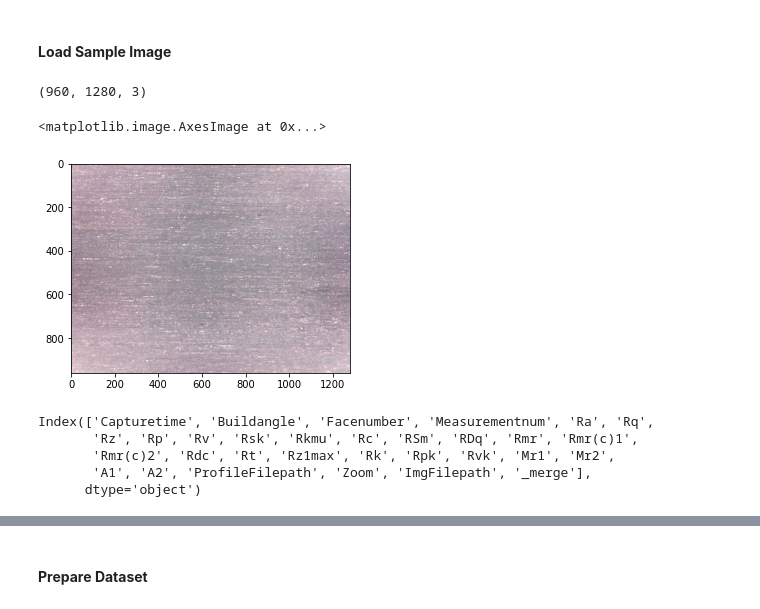
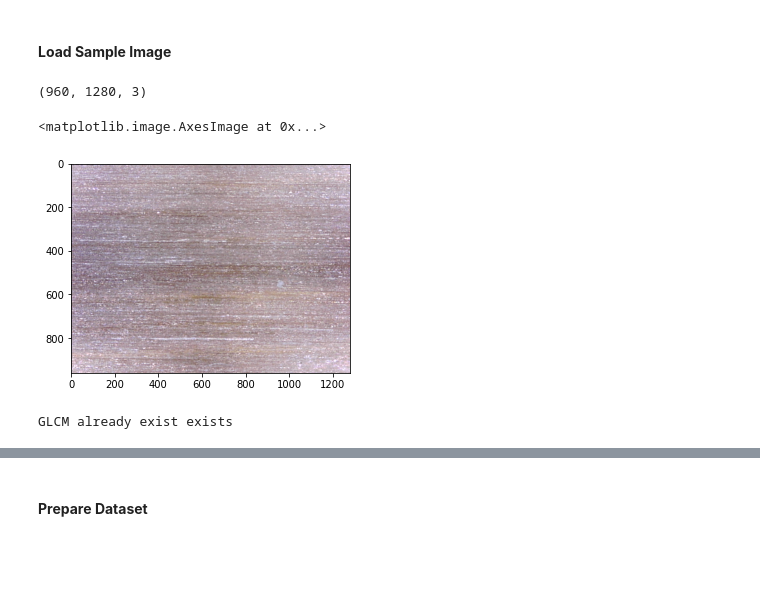
Before and after one commit to ormorteey/STA-260-Project, a Jupyter notebook: STA_260_EDA.ipynb, the cells around one changed output, grey strips where cells are left out. Cells and saved outputs as stored; diff of their text form; code cells hidden in the pictures; blank space fills up the shorter version.

```diff
--- a/STA_260_EDA.ipynb
+++ b/STA_260_EDA.ipynb
@@ -359,46 +364,40 @@ from cv2 import imread
 # %%
-img_test = imread(grinding_img_dataset.loc[:,"ImgFilepath"][5])
+img_test = imread(grinding_img_dataset.loc[:,"ImgFilepath"][46])
 plt.figure(figsize=(5,5))
 print(img_test.shape)
 plt.imshow(img_test)
 # %% [output]
 (960, 1280, 3)
 <matplotlib.image.AxesImage at 0x...>
-[figure, old version]
+[figure, new version]
-# %%
-grinding_img_dataset.columns
-# %% [output]
-Index(['Capturetime', 'Buildangle', 'Facenumber', 'Measurementnum', 'Ra', 'Rq',
-       'Rz', 'Rp', 'Rv', 'Rsk', 'Rkmu', 'Rc', 'RSm', 'RDq', 'Rmr', 'Rmr(c)1',
-       'Rmr(c)2', 'Rdc', 'Rt', 'Rz1max', 'Rk', 'Rpk', 'Rvk', 'Mr1', 'Mr2',
-       'A1', 'A2', 'ProfileFilepath', 'Zoom', 'ImgFilepath', '_merge'],
-      dtype='object')
 # %%
-# import requests
-# import re
+import requests
+import re
 
-# def getFilename_fromCd(cd):
-#     """
-#     Get filename from content-disposition
-#     """
-#     if not cd:
-#         return None
-#     fname = re.findall('filename=(.+)', cd)
-#     if len(fname) == 0:
-#         return None
-#     return fname[0]
+def getFilename_fromCd(cd):
+    """
+    Get filename from content-disposition
+    """
+    if not cd:
+        return None
+    fname = re.findall('filename=(.+)', cd)
+    if len(fname) == 0:
+        return None
+    return fname[0]
 
-# glcm_master = "GLCM-master.zip"
-# if os.path.exists(glcm_master):
-#     print("GLCM already exist exists")
-# else:
-#     url = 'https://github.com/tzm030329/GLCM/archive/refs/heads/master.zip'
-#     r = requests.get(url, allow_redirects=True)
-#     filename = getFilename_fromCd(r.headers.get('content-disposition'))
-#     print(filename)
-#     open(filename, 'wb').write(r.content)
-#     !unzip GLCM-master.zip
-#     !cp GLCM-master/fast_glcm.py fast_glcm.py
+glcm_master = "GLCM-master.zip"
+if os.path.exists(glcm_master):
+    print("GLCM already exist exists")
+else:
+    url = 'https://github.com/tzm030329/GLCM/archive/refs/heads/master.zip'
+    r = requests.get(url, allow_redirects=True)
+    filename = getFilename_fromCd(r.headers.get('content-disposition'))
+    print(filename)
+    open(filename, 'wb').write(r.content)
+    !unzip GLCM-master.zip
+    !cp GLCM-master/fast_glcm.py fast_glcm.py
 
-# # !git clone https://github.com/tzm030329/GLCM.git
-# # !cp /content/GLCM/fast_glcm.py fast_glcm.py
+# !git clone https://github.com/tzm030329/GLCM.git
+# !cp /content/GLCM/fast_glcm.py fast_glcm.py
+# %% [output]
+GLCM already exist exists
```
Also changed, not shown: parts of 44 cells of this notebook.
